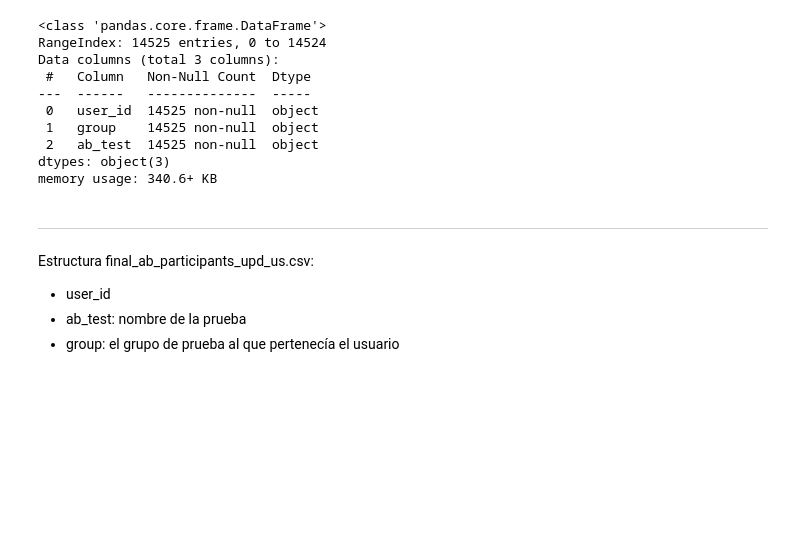
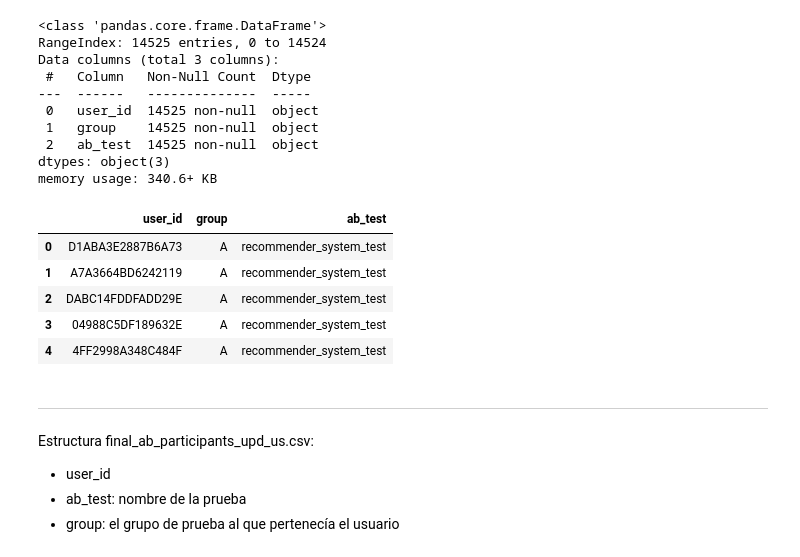
Before and after one commit to JaimeGalanC/final_test_AB, a Jupyter notebook: Test_AB.ipynb, the cells around one changed output. Saved outputs shown, nothing was run; the diff lists cells and outputs as text; code cells hidden in the pictures; blank space fills up the shorter version.

```diff
--- a/Test_AB.ipynb
+++ b/Test_AB.ipynb
@@ -159,6 +159,18 @@ Data columns (total 3 columns):
  2   ab_test  14525 non-null  object
 dtypes: object(3)
 memory usage: 340.6+ KB
+# %%
+# TODO: Faltaba esta sección por completitud
+
+# mostramos parte de los participantes de la prueba
+final_ab_participants_upd_us.head()
+# %% [output]
+|  | user_id | group | ab_test |
+| 0 | D1ABA3E2887B6A73 | A | recommender_system_test |
+| 1 | A7A3664BD6242119 | A | recommender_system_test |
+| 2 | DABC14FDDFADD29E | A | recommender_system_test |
+| 3 | 04988C5DF189632E | A | recommender_system_test |
+| 4 | 4FF2998A348C484F | A | recommender_system_test |
 # %% [markdown]
 ---
 Estructura final_ab_participants_upd_us.csv:
```
Also changed, not shown: parts of 3 cells of this notebook.
